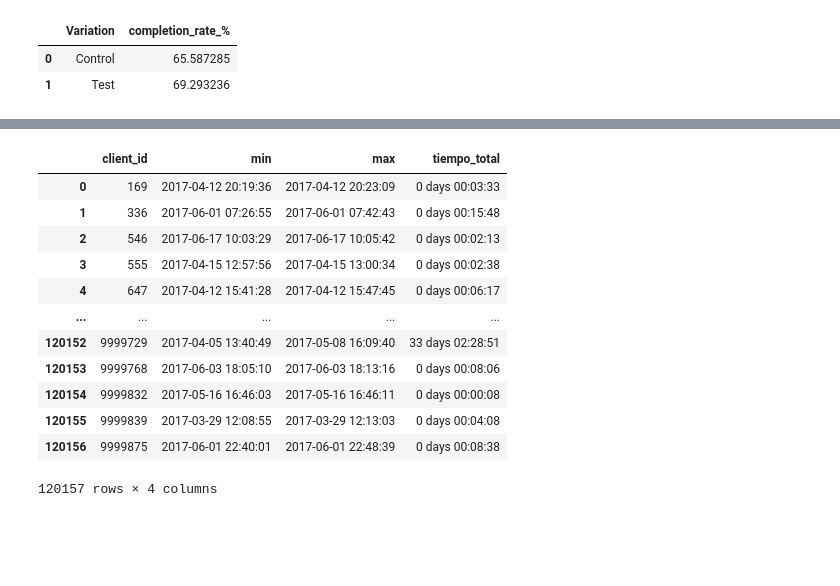
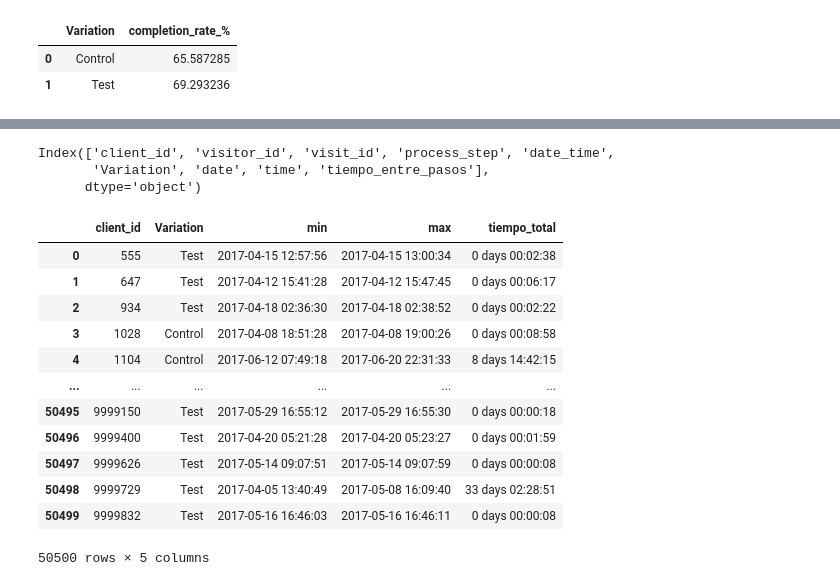
Before and after one commit to Noelia0708/Vanguard, a Jupyter notebook: Proyecto5.ipynb, the cells around one changed output, grey strips where cells are left out. Drawn from its saved outputs; the diff is of its cells as text; code cells hidden in the pictures; blank space fills up the shorter version.

Commit message:
tiempo

```diff
--- a/Proyecto5.ipynb
+++ b/Proyecto5.ipynb
@@ -655,7 +671,7 @@ grupo_de_control
 # %%
-grupo_de_control['tiempo_entre_pasos'] = grupo_de_control.groupby('client_id')['date_time'].diff()
-grupo_de_control[['client_id', 'process_step', 'tiempo_entre_pasos']].head(10)
-tiempo_promedio = grupo_de_control.groupby('process_step')['tiempo_entre_pasos'].mean()
+muestra['tiempo_entre_pasos'] = muestra.groupby('client_id')['date_time'].diff()
+muestra[['client_id', 'process_step', 'tiempo_entre_pasos']].head(10)
+tiempo_promedio = muestra.groupby('process_step')['tiempo_entre_pasos'].mean()
 tiempo_promedio
 # %% [output]
 process_step
@@ -667,19 +683,25 @@ step_3    -1 days +23:31:03.701470313
 Name: tiempo_entre_pasos, dtype: timedelta64[ns]
-# %%
-tiempos = grupo_de_control.groupby('client_id')['date_time'].agg(['min', 'max']).reset_index()
-tiempos['tiempo_total'] = tiempos['max'] - tiempos['min']
-tiempos
-# %% [output]
-|  | client_id | min | max | tiempo_total |
-| 0 | 169 | 2017-04-12 20:19:36 | 2017-04-12 20:23:09 | 0 days 00:03:33 |
-| 1 | 336 | 2017-06-01 07:26:55 | 2017-06-01 07:42:43 | 0 days 00:15:48 |
-| 2 | 546 | 2017-06-17 10:03:29 | 2017-06-17 10:05:42 | 0 days 00:02:13 |
-| 3 | 555 | 2017-04-15 12:57:56 | 2017-04-15 13:00:34 | 0 days 00:02:38 |
-| 4 | 647 | 2017-04-12 15:41:28 | 2017-04-12 15:47:45 | 0 days 00:06:17 |
-| ... | ... | ... | ... | ... |
-| 120152 | 9999729 | 2017-04-05 13:40:49 | 2017-05-08 16:09:40 | 33 days 02:28:51 |
-| 120153 | 9999768 | 2017-06-03 18:05:10 | 2017-06-03 18:13:16 | 0 days 00:08:06 |
-| 120154 | 9999832 | 2017-05-16 16:46:03 | 2017-05-16 16:46:11 | 0 days 00:00:08 |
-| 120155 | 9999839 | 2017-03-29 12:08:55 | 2017-03-29 12:13:03 | 0 days 00:04:08 |
-| 120156 | 9999875 | 2017-06-01 22:40:01 | 2017-06-01 22:48:39 | 0 days 00:08:38 |
-120157 rows × 4 columns
+# %%
+print(muestra.columns)
+# %% [output]
+Index(['client_id', 'visitor_id', 'visit_id', 'process_step', 'date_time',
+       'Variation', 'date', 'time', 'tiempo_entre_pasos'],
+      dtype='object')
+# %%
+tiempos = muestra.groupby(['client_id', 'Variation'])['date_time'].agg(['min', 'max']).reset_index()
+tiempos['tiempo_total'] = tiempos['max'] - tiempos['min']
+tiempos
+# %% [output]
+|  | client_id | Variation | min | max | tiempo_total |
+| 0 | 555 | Test | 2017-04-15 12:57:56 | 2017-04-15 13:00:34 | 0 days 00:02:38 |
+| 1 | 647 | Test | 2017-04-12 15:41:28 | 2017-04-12 15:47:45 | 0 days 00:06:17 |
+| 2 | 934 | Test | 2017-04-18 02:36:30 | 2017-04-18 02:38:52 | 0 days 00:02:22 |
+| 3 | 1028 | Control | 2017-04-08 18:51:28 | 2017-04-08 19:00:26 | 0 days 00:08:58 |
+| 4 | 1104 | Control | 2017-06-12 07:49:18 | 2017-06-20 22:31:33 | 8 days 14:42:15 |
+| ... | ... | ... | ... | ... | ... |
+| 50495 | 9999150 | Test | 2017-05-29 16:55:12 | 2017-05-29 16:55:30 | 0 days 00:00:18 |
+| 50496 | 9999400 | Test | 2017-04-20 05:21:28 | 2017-04-20 05:23:27 | 0 days 00:01:59 |
+| 50497 | 9999626 | Test | 2017-05-14 09:07:51 | 2017-05-14 09:07:59 | 0 days 00:00:08 |
+| 50498 | 9999729 | Test | 2017-04-05 13:40:49 | 2017-05-08 16:09:40 | 33 days 02:28:51 |
+| 50499 | 9999832 | Test | 2017-05-16 16:46:03 | 2017-05-16 16:46:11 | 0 days 00:00:08 |
+50500 rows × 5 columns
```
Also changed, not shown: parts of 11 cells of this notebook.
